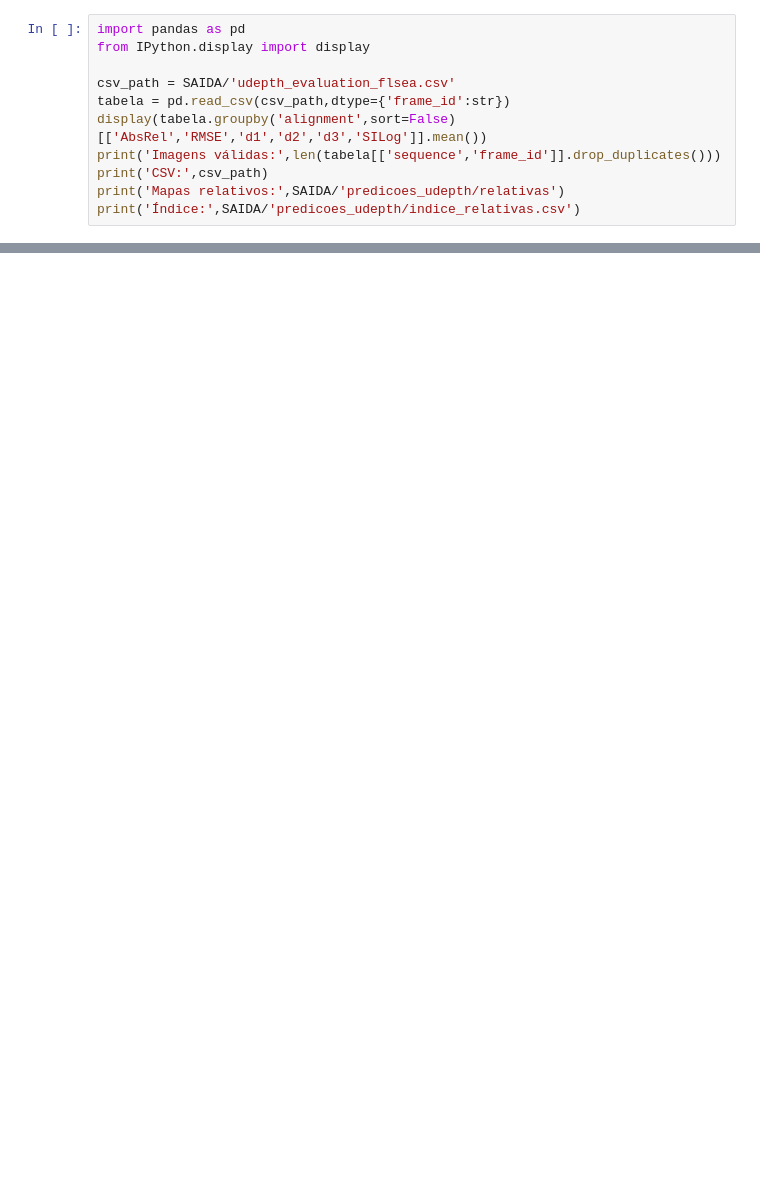
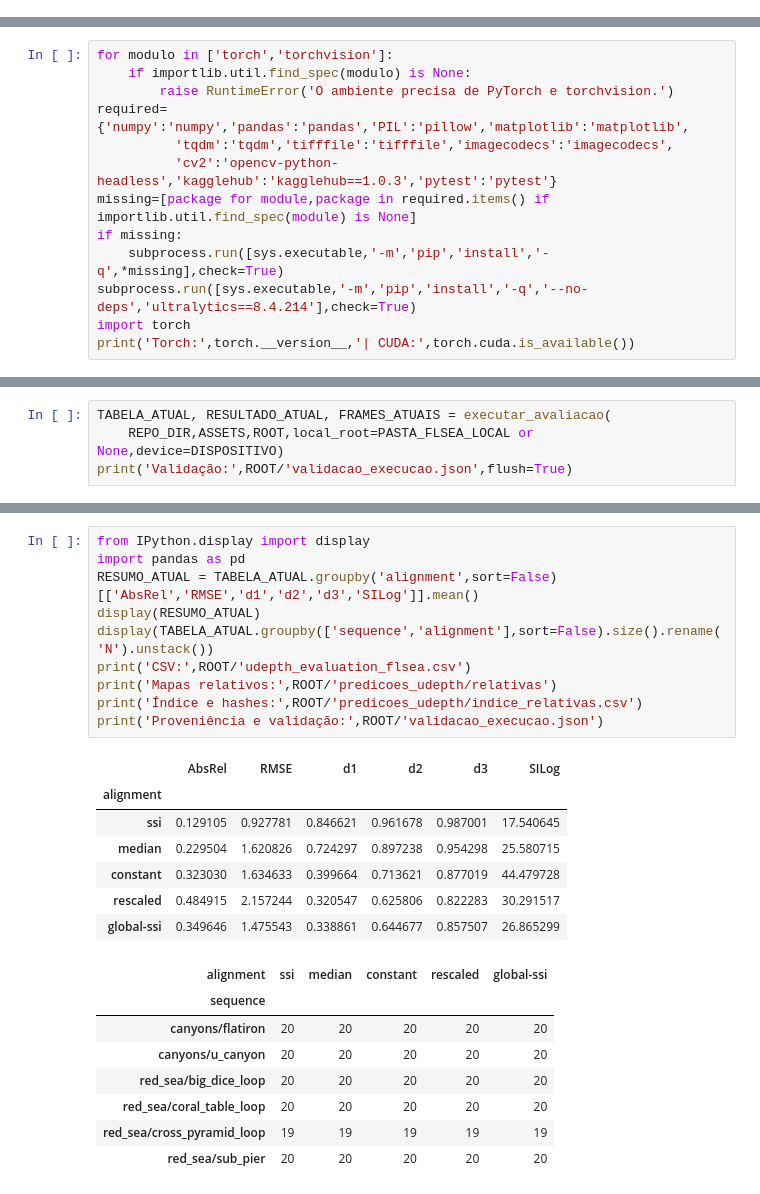
Before and after one commit to AndreFGard/Yolo-Depth-Underwater, a Jupyter notebook: notebooks/Udepth_FLSea.ipynb, the cells around one changed output, grey strips where cells are left out. Drawn from its saved outputs; the diff is of its cells as text; blank space fills up the shorter version.

Commit message:
Atualiza resultados UDepth FLSea com rescaled e validação do Colab

```diff
--- a/notebooks/Udepth_FLSea.ipynb
+++ b/notebooks/Udepth_FLSea.ipynb
@@ -90,11 +0,0 @@ ficam em `predicoes_udepth/relativas/<sequência>/<frame_id>.npy`, acompanhados
-# %%
-import pandas as pd
-from IPython.display import display
-
-csv_path = SAIDA/'udepth_evaluation_flsea.csv'
-tabela = pd.read_csv(csv_path,dtype={'frame_id':str})
-display(tabela.groupby('alignment',sort=False)[['AbsRel','RMSE','d1','d2','d3','SILog']].mean())
-print('Imagens válidas:',len(tabela[['sequence','frame_id']].drop_duplicates()))
-print('CSV:',csv_path)
-print('Mapas relativos:',SAIDA/'predicoes_udepth/relativas')
-print('Índice:',SAIDA/'predicoes_udepth/indice_relativas.csv')
@@ -120,0 +45,13 @@ O piloto anterior de 150 imagens não faz parte desta comparação.
+# %%
+for modulo in ['torch','torchvision']:
+    if importlib.util.find_spec(modulo) is None:
+        raise RuntimeError('O ambiente precisa de PyTorch e torchvision.')
+required={'numpy':'numpy','pandas':'pandas','PIL':'pillow','matplotlib':'matplotlib',
+          'tqdm':'tqdm','tifffile':'tifffile','imagecodecs':'imagecodecs',
+          'cv2':'opencv-python-headless','kagglehub':'kagglehub==1.0.3','pytest':'pytest'}
+missing=[package for module,package in required.items() if importlib.util.find_spec(module) is None]
+if missing:
+    subprocess.run([sys.executable,'-m','pip','install','-q',*missing],check=True)
+subprocess.run([sys.executable,'-m','pip','install','-q','--no-deps','ultralytics==8.4.214'],check=True)
+import torch
+print('Torch:',torch.__version__,'| CUDA:',torch.cuda.is_available())
@@ -120,0 +247,4 @@ O piloto anterior de 150 imagens não faz parte desta comparação.
+# %%
+TABELA_ATUAL, RESULTADO_ATUAL, FRAMES_ATUAIS = executar_avaliacao(
+    REPO_DIR,ASSETS,ROOT,local_root=PASTA_FLSEA_LOCAL or None,device=DISPOSITIVO)
+print('Validação:',ROOT/'validacao_execucao.json',flush=True)
@@ -120,0 +271,26 @@ O piloto anterior de 150 imagens não faz parte desta comparação.
+# %%
+from IPython.display import display
+import pandas as pd
+RESUMO_ATUAL = TABELA_ATUAL.groupby('alignment',sort=False)[['AbsRel','RMSE','d1','d2','d3','SILog']].mean()
+display(RESUMO_ATUAL)
+display(TABELA_ATUAL.groupby(['sequence','alignment'],sort=False).size().rename('N').unstack())
+print('CSV:',ROOT/'udepth_evaluation_flsea.csv')
+print('Mapas relativos:',ROOT/'predicoes_udepth/relativas')
+print('Índice e hashes:',ROOT/'predicoes_udepth/indice_relativas.csv')
+print('Proveniência e validação:',ROOT/'validacao_execucao.json')
+# %% [output]
+|  | AbsRel | RMSE | d1 | d2 | d3 | SILog |
+| alignment |  |  |  |  |  |  |
+| ssi | 0.129105 | 0.927781 | 0.846621 | 0.961678 | 0.987001 | 17.540645 |
+| median | 0.229504 | 1.620826 | 0.724297 | 0.897238 | 0.954298 | 25.580715 |
+| constant | 0.323030 | 1.634633 | 0.399664 | 0.713621 | 0.877019 | 44.479728 |
+| rescaled | 0.484915 | 2.157244 | 0.320547 | 0.625806 | 0.822283 | 30.291517 |
+| global-ssi | 0.349646 | 1.475543 | 0.338861 | 0.644677 | 0.857507 | 26.865299 |
+| alignment | ssi | median | constant | rescaled | global-ssi |
+| sequence |  |  |  |  |  |
+| canyons/flatiron | 20 | 20 | 20 | 20 | 20 |
+| canyons/u_canyon | 20 | 20 | 20 | 20 | 20 |
+| red_sea/big_dice_loop | 20 | 20 | 20 | 20 | 20 |
+| red_sea/coral_table_loop | 20 | 20 | 20 | 20 | 20 |
+| red_sea/cross_pyramid_loop | 19 | 19 | 19 | 19 | 19 |
+| red_sea/sub_pier | 20 | 20 | 20 | 20 | 20 |
```
Also changed, not shown: parts of 57 cells of this notebook, 6 other files.
